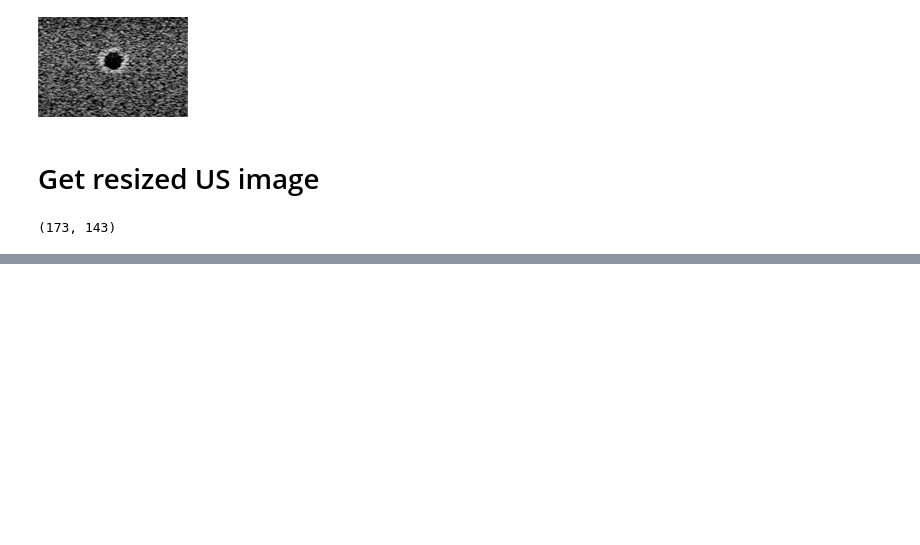
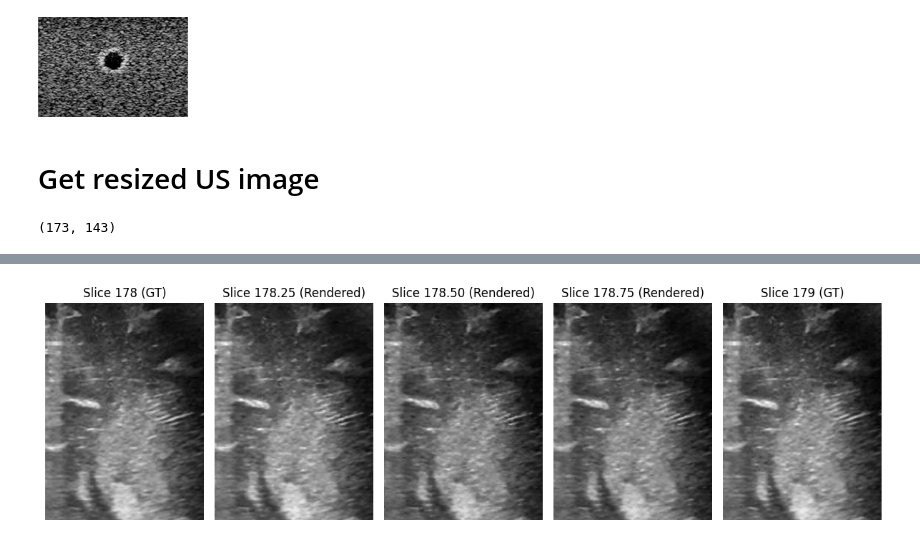
Before and after one commit to ZyyyChen/NeUF, a Jupyter notebook: test.ipynb, the cells around one changed output, grey strips where cells are left out. Drawn from its saved outputs; the diff is of its cells as text; code cells hidden in the pictures; blank space fills up the shorter version.

```diff
--- a/test.ipynb
+++ b/test.ipynb
@@ -108,0 +300,87 @@ np.array(im).shape
+# %%
+# Render k interpolated images uniformly between two slices
+import matplotlib.pyplot as plt
+import numpy as np
+
+# Input parameters
+slice_start_idx = 178  # Starting slice index
+slice_end_idx = 179    # Ending slice index
+k = 3                 # Number of intermediate images to generate
+
+print(f"Generating {k} uniformly spaced intermediate images between slice {slice_start_idx} and {slice_end_idx}...")
+
+# Get points from start and end slices
+points_start = dataset.get_slice_points(slice_start_idx)
+points_end = dataset.get_slice_points(slice_end_idx)
+
+# Get viewdirs from start and end slices
+viewdirs_start = dataset.get_slice_viewdirs(slice_start_idx)
+viewdirs_end = dataset.get_slice_viewdirs(slice_end_idx)
+
+# Generate k uniformly spaced t values between 0 and 1 (excluding endpoints)
+t_values = np.linspace(0, 1, k + 2)[1:-1]
+
+print(f"Interpolation t values: {t_values}")
+
+# Render interpolated images
+rendered_images = []
+height, width = dataset.px_height, dataset.px_width
+
+with torch.no_grad():
+    for t in t_values:
+        # Interpolate points and viewdirs
+        points_interp = (1 - t) * points_start + t * points_end
+        viewdirs_interp = (1 - t) * viewdirs_start + t * viewdirs_end
+
+        # Normalize points if needed
+        if nerf.encoding_type != "HASH" or not nerf.use_encoding:
+            point_min = torch.FloatTensor(dataset.point_min).to(device)
+            point_max = torch.FloatTensor(dataset.point_max).to(device)
+            max_coord = point_max - point_min
+
+            points_normalized = torch.add(
+                torch.multiply(torch.divide(torch.add(points_interp, -point_min), max_coord), 2), -1)
+        else:
+            points_normalized = points_interp
+
+        # Query the NeRF model
+        rendered = nerf.query(points_normalized, viewdirs_interp)
+        rendered_reshaped = torch.reshape(rendered, (height, width))
+        rendered_images.append(rendered_reshaped)
+
+# Get ground truth for comparison
+gt_start = torch.reshape(dataset.get_slice_pixels(slice_start_idx), (height, width))
+gt_end = torch.reshape(dataset.get_slice_pixels(slice_end_idx), (height, width))
+
+# Visualize: Start GT + k intermediate rendered + End GT
+fig, axes = plt.subplots(1, k + 2, figsize=(4 * (k ), 4))
+
+# Start slice GT
+axes[0].imshow(gt_start.cpu().numpy(), cmap='gray')
+axes[0].set_title(f'Slice {slice_start_idx} (GT)')
+axes[0].axis('off')
+
+# Intermediate rendered images
+for i, rendered_img in enumerate(rendered_images):
+    t = t_values[i]
+    slice_pos = slice_start_idx + t * (slice_end_idx - slice_start_idx)
+    axes[i + 1].imshow(rendered_img.cpu().numpy(), cmap='gray')
+    axes[i + 1].set_title(f'Slice {slice_pos:.2f} (Rendered)')
+    axes[i + 1].axis('off')
+
+# End slice GT
+axes[k + 1].imshow(gt_end.cpu().numpy(), cmap='gray')
+axes[k + 1].set_title(f'Slice {slice_end_idx} (GT)')
+axes[k + 1].axis('off')
+
+plt.tight_layout()
+save_path = f'logs/27-02-2026/HASH_Patient0_0/images/slice_{slice_start_idx}_{slice_end_idx}_interpolated_k{k}.png'
+plt.savefig(save_path, dpi=150, bbox_inches='tight')
+plt.show()
+
+print(f"\nInterpolated images saved to: {save_path}")
+for i, t in enumerate(t_values):
+    slice_pos = slice_start_idx + t * (slice_end_idx - slice_start_idx)
+    rendered_img = rendered_images[i]
+    print(f"  Slice {slice_pos:.2f}: range=[{rendered_img.min():.6f}, {rendered_img.max():.6f}]")
+# %% [output]
@@ -108,0 +389 @@ np.array(im).shape
+[figure, added]
```
Also changed, not shown: parts of 14 cells of this notebook, 36 other files.
